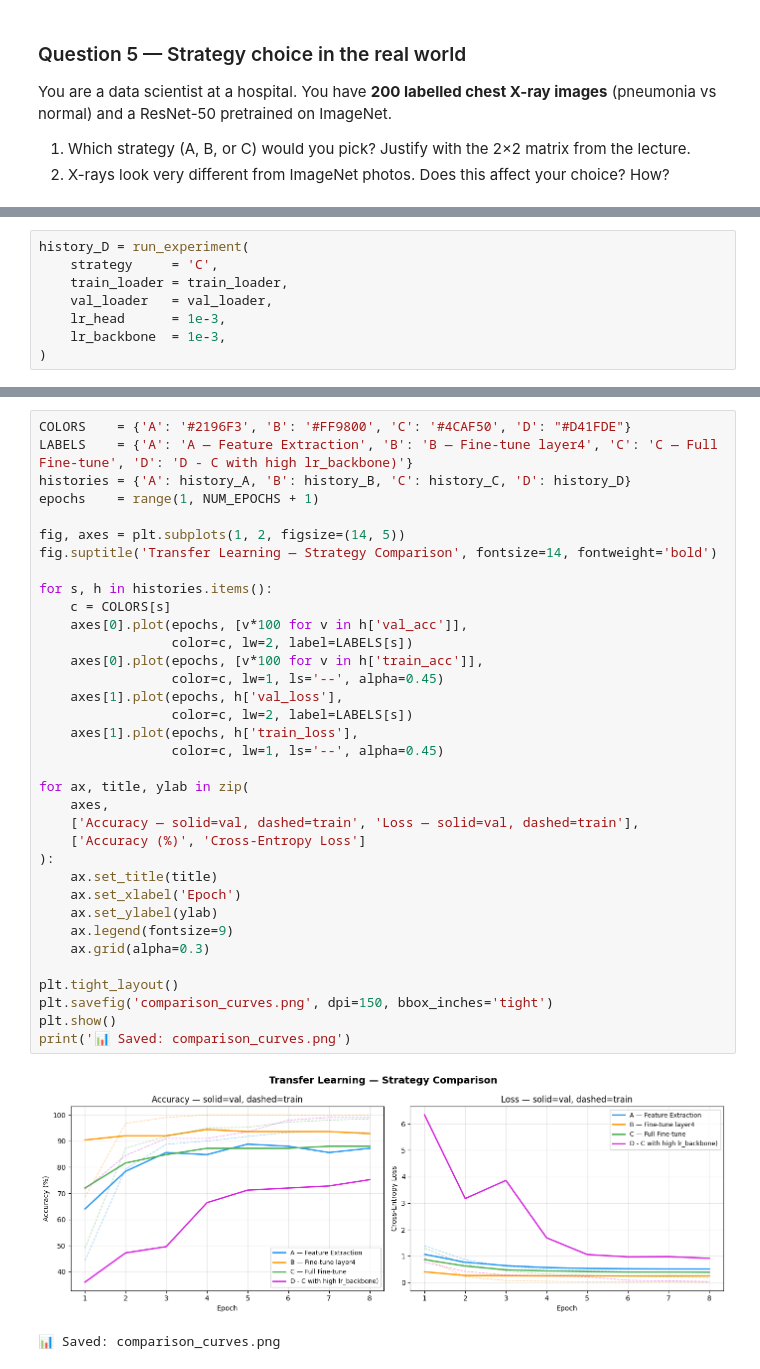
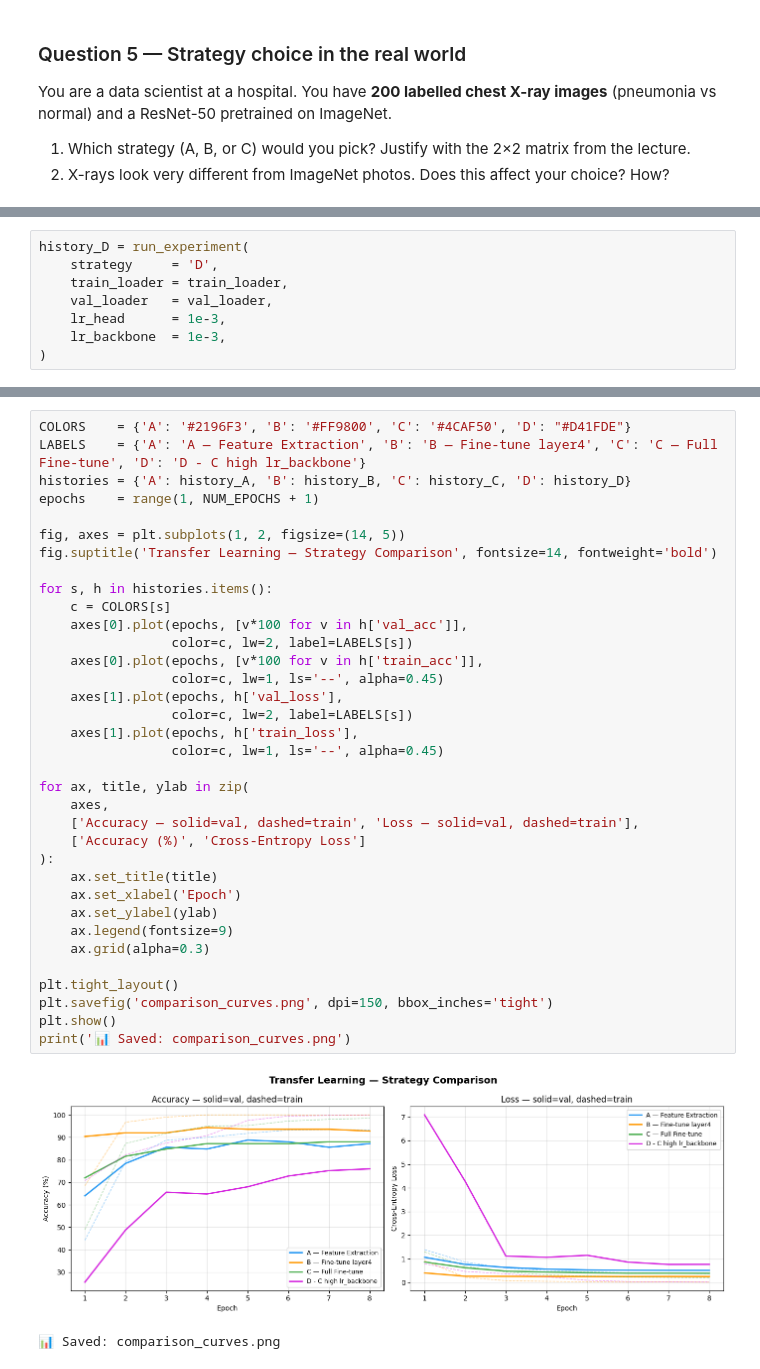
Before and after one commit to operiana/Deep-Learning-for-Image-Analysis_Lab-Sessions, a Jupyter notebook: lab5/Lab5_Transfer_learning.ipynb, the cells around one changed output, grey strips where cells are left out. Cells and saved outputs as stored; diff of their text form.

Commit message:
Final completion : Fixing remnant bugs, adding further experiments & saving visual representations.

```diff
--- a/lab5/Lab5_Transfer_learning.ipynb
+++ b/lab5/Lab5_Transfer_learning.ipynb
@@ -702,6 +728,6 @@ What happens to val accuracy? Does it match the theoretical prediction?
 # %%
 history_D = run_experiment(
-    strategy     = 'C',
+    strategy     = 'D',
     train_loader = train_loader,
     val_loader   = val_loader,
     lr_head      = 1e-3,
@@ -723,40 +749,40 @@ history_D = run_experiment(
 # %%
 COLORS    = {'A': '#2196F3', 'B': '#FF9800', 'C': '#4CAF50', 'D': "#D41FDE"}
-LABELS    = {'A': 'A — Feature Extraction', 'B': 'B — Fine-tune layer4', 'C': 'C — Full Fine-tune', 'D': 'D - C with high lr_backbone)'}
+LABELS    = {'A': 'A — Feature Extraction', 'B': 'B — Fine-tune layer4', 'C': 'C — Full Fine-tune', 'D': 'D - C high lr_backbone'}
 histories = {'A': history_A, 'B': history_B, 'C': history_C, 'D': history_D}
 epochs    = range(1, NUM_EPOCHS + 1)
 
 fig, axes = plt.subplots(1, 2, figsize=(14, 5))
 fig.suptitle('Transfer Learning — Strategy Comparison', fontsize=14, fontweight='bold')
 
 for s, h in histories.items():
     c = COLORS[s]
     axes[0].plot(epochs, [v*100 for v in h['val_acc']],
                  color=c, lw=2, label=LABELS[s])
     axes[0].plot(epochs, [v*100 for v in h['train_acc']],
                  color=c, lw=1, ls='--', alpha=0.45)
     axes[1].plot(epochs, h['val_loss'],
                  color=c, lw=2, label=LABELS[s])
     axes[1].plot(epochs, h['train_loss'],
                  color=c, lw=1, ls='--', alpha=0.45)
 
 for ax, title, ylab in zip(
     axes,
     ['Accuracy — solid=val, dashed=train', 'Loss — solid=val, dashed=train'],
     ['Accuracy (%)', 'Cross-Entropy Loss']
 ):
     ax.set_title(title)
     ax.set_xlabel('Epoch')
     ax.set_ylabel(ylab)
     ax.legend(fontsize=9)
     ax.grid(alpha=0.3)
 
 plt.tight_layout()
 plt.savefig('comparison_curves.png', dpi=150, bbox_inches='tight')
 plt.show()
 print('📊 Saved: comparison_curves.png')
 # %% [output]
-[figure, old version]
+[figure, new version]
 📊 Saved: comparison_curves.png
 # %%
 # ── Numeric summary table ─────────────────────────────────────────────────────
```
Also changed, not shown: parts of 17 cells of this notebook, 4 other files.
